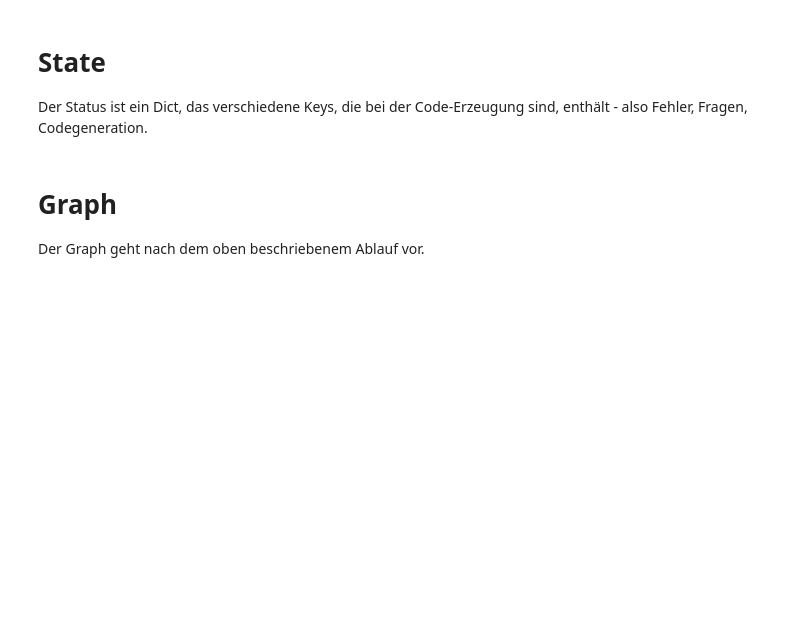
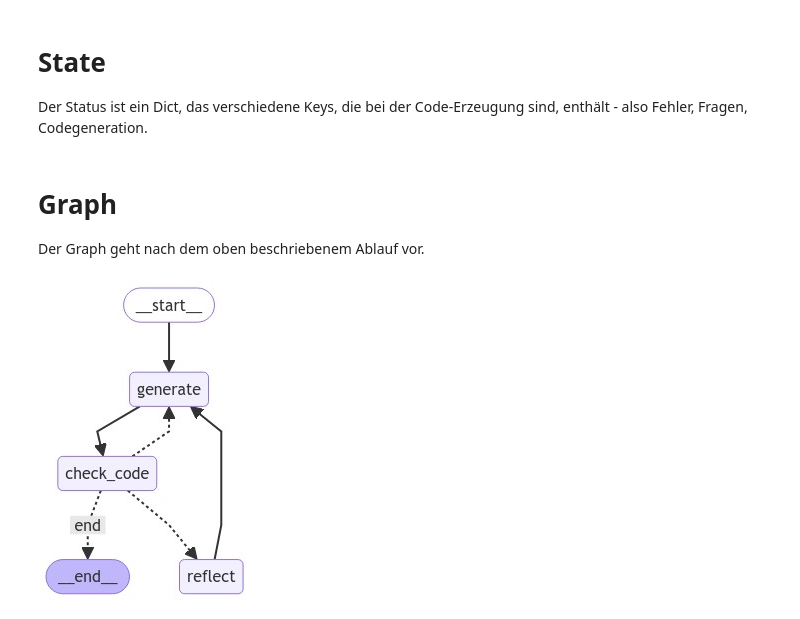
Before and after one commit to mayflower/langchain_agents, a Jupyter notebook: 12_CodeGen.ipynb, the cells around one changed output. Saved outputs shown, nothing was run; the diff lists cells and outputs as text; code cells hidden in the pictures; blank space fills up the shorter version.

```diff
--- a/12_CodeGen.ipynb
+++ b/12_CodeGen.ipynb
@@ -16,7 +17,7 @@ from bs4 import BeautifulSoup as Soup
 from langchain_community.document_loaders.recursive_url_loader import RecursiveUrlLoader
 
 # LCEL docs
-url = "https://python.langchain.com/docs/expression_language/"
+url = "https://python.langchain.com/v0.2/docs/concepts/#langchain-expression-language-lcel"
 loader = RecursiveUrlLoader(
     url=url, max_depth=20, extractor=lambda x: Soup(x, "html.parser").text
 )
@@ -130,7 +156,7 @@ def generate(state: GraphState):
     # State
     messages = state["messages"]
     iterations = state["iterations"]
-    error = state["error"]
+    error = state.get("error", None)
 
     # We have been routed back to generation with an error
     if error == "yes":
@@ -279,32 +305,36 @@ def decide_to_finish(state: GraphState):
             return "reflect"
         else:
             return "generate"
+
+
 from langgraph.graph import END, StateGraph
 
 workflow = StateGraph(GraphState)
 
 # Define the nodes
 workflow.add_node("generate", generate)  # generation solution
 workflow.add_node("check_code", code_check)  # check code
 workflow.add_node("reflect", reflect)  # reflect
 
 # Build graph
 workflow.set_entry_point("generate")
 workflow.add_edge("generate", "check_code")
 workflow.add_conditional_edges(
     "check_code",
     decide_to_finish,
     {
         "end": END,
         "reflect": "reflect",
         "generate": "generate",
     },
 )
 workflow.add_edge("reflect", "generate")
 app = workflow.compile()
 
 from IPython.display import Image
 
 Image(app.get_graph().draw_mermaid_png())
+# %% [output]
+[figure, added]
 # %%
 question = "I've defined a LCEL runnable chain = prompt | model. How can I look at the input schema?"
```
Also changed, not shown: parts of 4 cells of this notebook, 19 other files.
